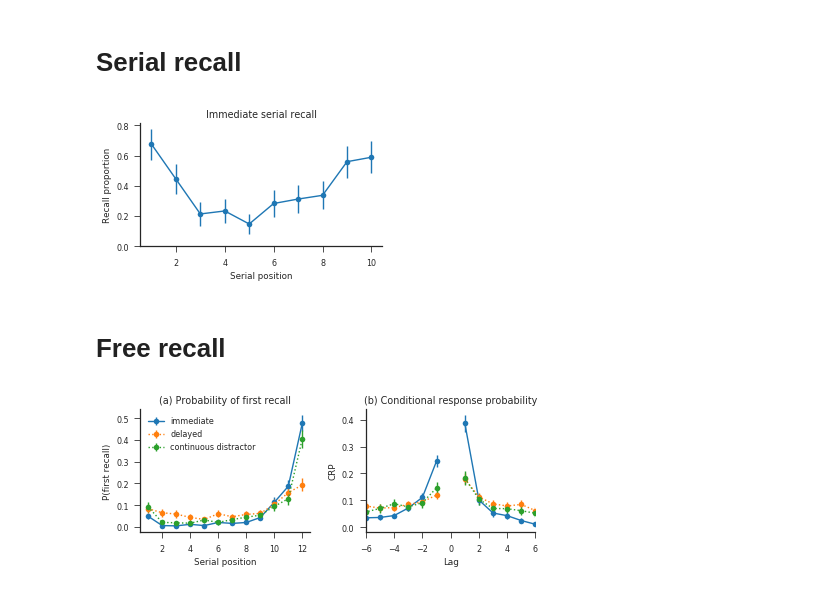
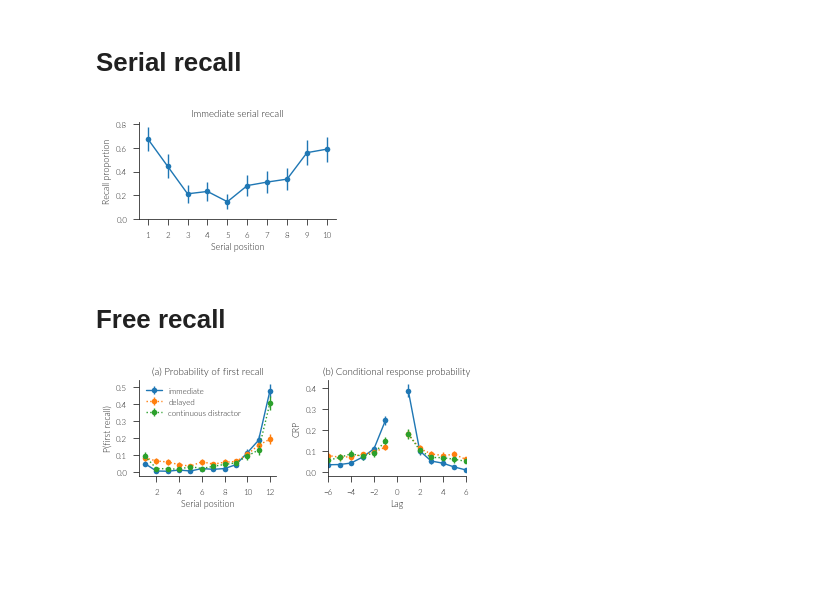
Before and after one commit to ctn-archive/cue-model, a Jupyter notebook: notebooks/PhD thesis plots/Experimental finding plots.ipynb, the cells around one changed output. Cells and saved outputs as stored; diff of their text form; code cells hidden in the pictures; blank space fills up the shorter version.

Commit message:
Add notebooks for thesis plots.

```diff
--- a/notebooks/PhD thesis plots/Experimental finding plots.ipynb
+++ b/notebooks/PhD thesis plots/Experimental finding plots.ipynb
@@ -11,6 +12,0 @@ from cue.analysis.io import read_exp_data
-# %%
-sns.set('paper', 'ticks', None)
-# %%
-textwidth = 460.72124 / 72.27
-row_height = textwidth / 1.5 / 1.6
-single_fig_size = [textwidth / 1.5, row_height]
@@ -30,9 +28,10 @@ ax.set_ylim(bottom=0.)
 ax.set_title("Immediate serial recall")
 ax.set_xlabel("Serial position")
 ax.set_ylabel("Recall proportion")
+ax.xaxis.set_major_locator(MaxNLocator(integer=True))
 
 sns.despine(fig)
 fig.tight_layout()
 # %% [output]
-[figure, old version]
+[figure, new version]
 # %%
@@ -57,30 +56,32 @@ styles = ('-', ':', ':')
 # %%
 fig = plt.figure(figsize=(textwidth, row_height))
 
 ax1 = fig.add_subplot(1, 2, 1)
 for name, style, df in zip(names, styles, (immed_pf, delayed_pf, contdist_pf)):
     df['p_first'].plot(
         marker='o', linestyle=style,
         label=name, ax=ax1,
         yerr=df[['ci_low', 'ci_upp']].values.T)
 ax1.set_title("(a) Probability of first recall")
 ax1.set_xlabel("Serial position")
 ax1.set_ylabel("P(first recall)")
+ax1.xaxis.set_major_locator(MaxNLocator(integer=True))
 ax1.legend(loc='best')
 
 ax2 = fig.add_subplot(1, 2, 2)
 for name, style, df in zip(names, styles, (immed_crp, delayed_crp, contdist_crp)):
     df['crp'].plot(
         marker='o', linestyle=style,
         label=name, ax=ax2,
         yerr=df[['ci_low', 'ci_upp']].values.T)
 ax2.set_xlim(-6, 6)
 ax2.set_title("(b) Conditional response probability")
 ax2.set_xlabel("Lag")
 ax2.set_ylabel("CRP")
+ax2.xaxis.set_major_locator(MaxNLocator(integer=True))
 
 sns.despine(fig)
 fig.tight_layout()
 # %% [output]
-[figure, old version]
+[figure, new version]
 # %%
```
Also changed, not shown: parts of 5 cells of this notebook, 11 other files.
